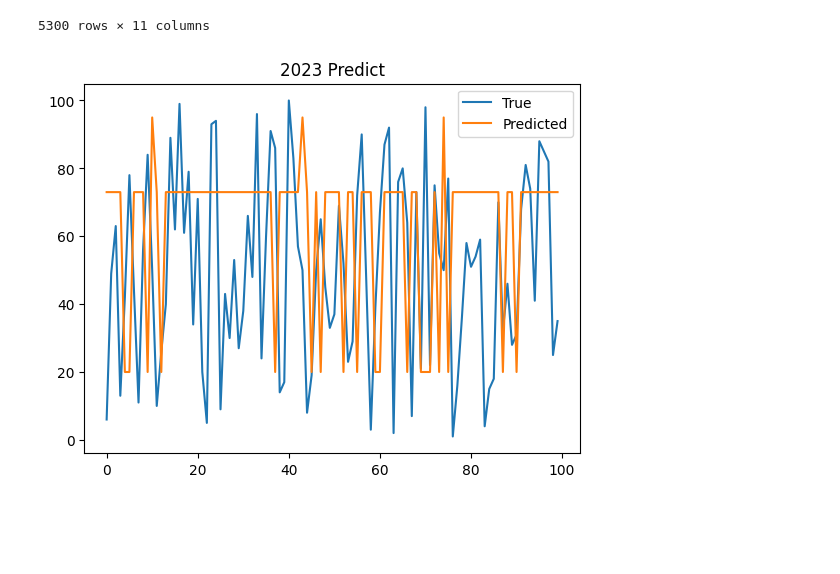
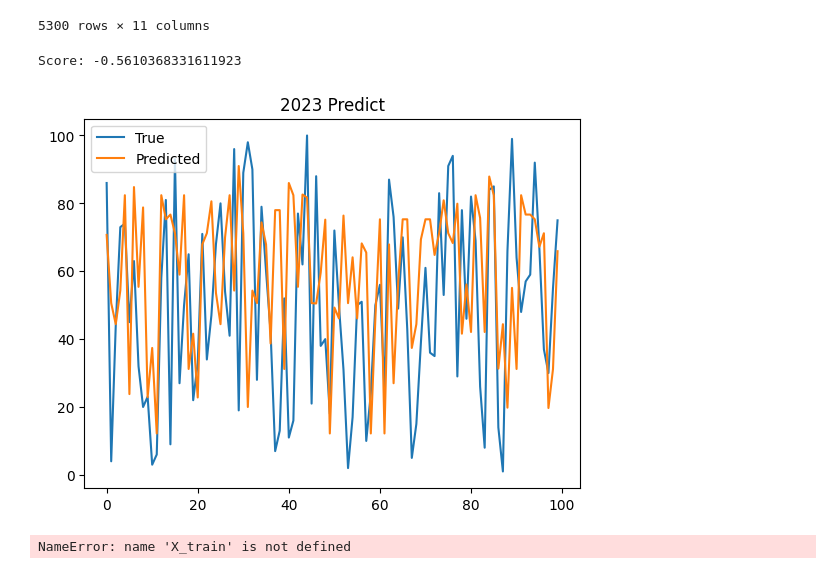
Before and after one commit to CG05/BillboardAnalitics, a Jupyter notebook: modeling2.ipynb, the cells around one changed output. Saved outputs shown, nothing was run; the diff lists cells and outputs as text; code cells hidden in the pictures; blank space fills up the shorter version.

```diff
--- a/modeling2.ipynb
+++ b/modeling2.ipynb
@@ -44,4 +60,4 @@ from sklearn.preprocessing import StandardScaler
 
 std = StandardScaler()
 data_std = std.fit_transform(data)
-data_std = pd.DataFrame(data, columns=data.columns, index=data.index)
+data_std = pd.DataFrame(data_std, columns=data.columns, index=data.index)
@@ -48,3 +80,9 @@ data_std = pd.DataFrame(data, columns=data.columns, index=data.index)
+# %%
+# save the scaler
+import pickle
+
+with open('models/StdScaler.pkl', 'wb') as f:
+    pickle.dump(std, f)
 # %%
 import numpy as np
 from datetime import datetime
@@ -53,7 +91,10 @@ def create_sequences(s_year, dataframe, label):
     Xs, ys = [], []
     curday = datetime(s_year, 1, 1)
     dayformat = curday.strftime('%Y-%m-%d')
+    now_idx = ''
     for idx in dataframe.index:
+        if now_idx == idx:
+            continue
         X = dataframe.loc[dayformat].values
         y = label.loc[dayformat].values
 
@@ -66,6 +107,7 @@ def create_sequences(s_year, dataframe, label):
         ys.append(y)
         if idx != dayformat:
             dayformat = idx
+        now_idx = idx
 
     return np.array(Xs, dtype=object), np.array(ys, dtype=object)
 # %%
@@ -127,7 +167,7 @@ X_test_pca = pca.transform(X_test)
 # %%
 from sklearn.discriminant_analysis import LinearDiscriminantAnalysis
 
-lda = LinearDiscriminantAnalysis(n_components=3)
+lda = LinearDiscriminantAnalysis(n_components=10)
 
 X_train_lda = lda.fit_transform(X_train, y_train)
 X_test_lda = lda.transform(X_test)
@@ -216,19 +259,20 @@ list2023 = [
     (X2023_lda, 'Standardized_LDA')
 ]
 # %%
-with open('models/Standardized_LDA.pkl', 'rb') as f:
-    standardized_LDA_model = pickle.load(f)
-pred2023 = standardized_LDA_model.predict(X2023_lda)
-
+with open('models/Standardized_LDA10.pkl', 'rb') as f:
+    standardized_LDA10 = pickle.load(f)
+pred2023 = standardized_LDA10.predict(X2023_lda)
+print(f"Score: {standardized_LDA10.score(X2023_lda, y2023)}")
 # plt
 plt.plot(range(100), y2023[:100], label='True')
 plt.plot(range(100), pred2023[:100], label='Predicted')
 plt.title('2023 Predict')
 plt.legend()
 
 plt.show()
 # %% [output]
+Score: -0.5610368331611923
-[figure, old version]
+[figure, new version]
 # %%
 def modelingAndVisualizing2023(X_train, y_train, data, label, title):
     knn = KNeighborsRegressor(n_neighbors=10)
@@ -250,9 +293,12 @@ def modelingAndVisualizing2023(X_train, y_train, data, label, title):
 # %%
 listFor2023 = [
     (X_train, y_train, X2023, y2023, 'Standardized'),
-    (X_train_pca, y_train, X2023_pca, y2023, 'Standardized_PCA')
+    (X_train_pca, y_train, X2023_pca, y2023, 'Standardized_PCA'),
+    (X_train_lda, y_train, X2023_lda, y2023, 'Standardized_LDA')
 
 ]
+# %% [output]
+NameError: name 'X_train' is not defined
 # %%
 for model in listFor2023:
     modelingAndVisualizing2023(*model)
```
Also changed, not shown: parts of 17 cells of this notebook.
